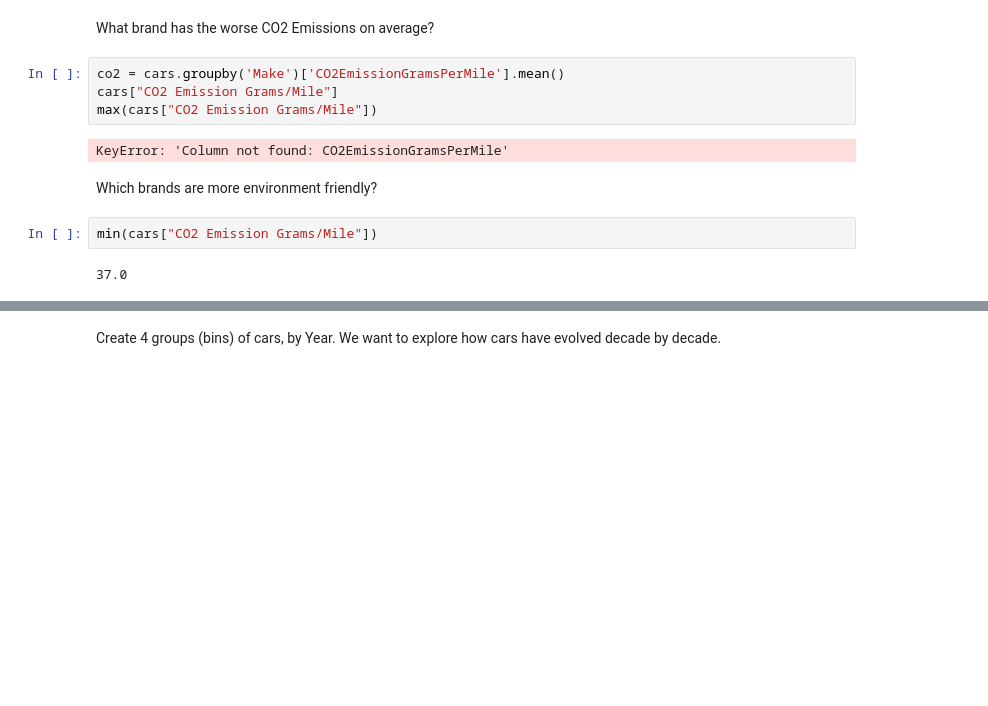
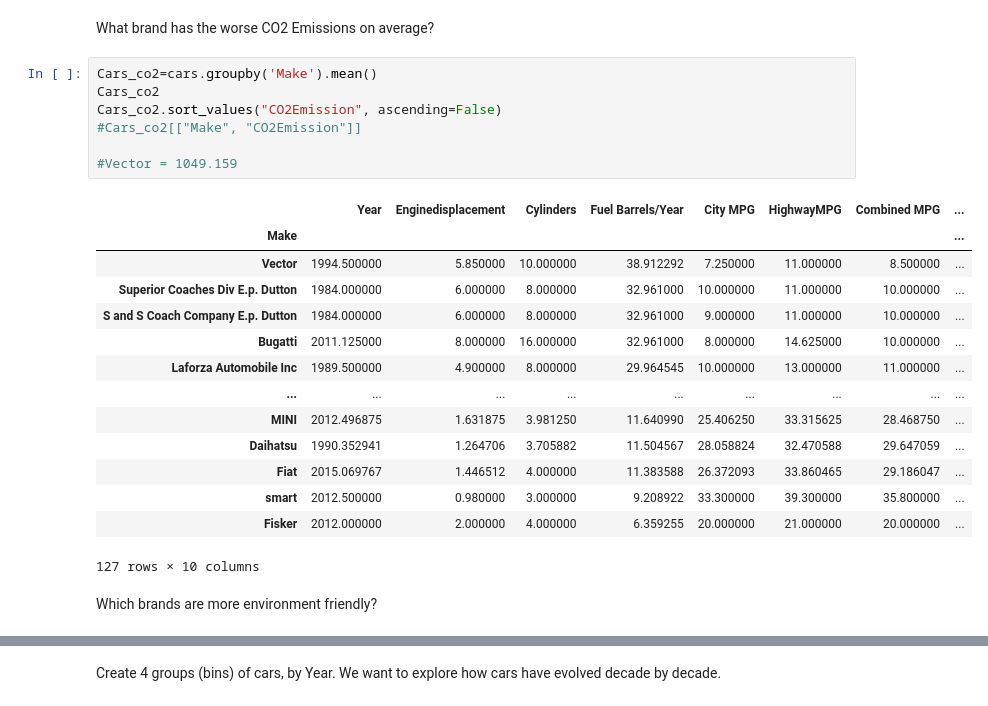
Before and after one commit to Anupama2022/My_python_scripts, a Jupyter notebook: pandas-challenges.ipynb, the cells around one changed output, grey strips where cells are left out. Cells and saved outputs as stored; diff of their text form; blank space fills up the shorter version.

```diff
--- a/pandas-challenges.ipynb
+++ b/pandas-challenges.ipynb
@@ -136,15 +137,27 @@ print(cars)
 [35952 rows x 15 columns]
 # %% [markdown]
 What brand has the worse CO2 Emissions on average?
-# %%
-co2 = cars.groupby('Make')['CO2EmissionGramsPerMile'].mean()
-cars["CO2 Emission Grams/Mile"]
-max(cars["CO2 Emission Grams/Mile"])
-# %% [output]
-KeyError: 'Column not found: CO2EmissionGramsPerMile'
+# %%
+Cars_co2=cars.groupby('Make').mean()
+Cars_co2
+Cars_co2.sort_values("CO2Emission", ascending=False)
+#Cars_co2[["Make", "CO2Emission"]]
+
+#Vector = 1049.159
+# %% [output]
+|  | Year | Enginedisplacement | Cylinders | Fuel Barrels/Year | City MPG | HighwayMPG | Combined MPG | ... |
+| Make |  |  |  |  |  |  |  | ... |
+| Vector | 1994.500000 | 5.850000 | 10.000000 | 38.912292 | 7.250000 | 11.000000 | 8.500000 | ... |
+| Superior Coaches Div E.p. Dutton | 1984.000000 | 6.000000 | 8.000000 | 32.961000 | 10.000000 | 11.000000 | 10.000000 | ... |
+| S and S Coach Company E.p. Dutton | 1984.000000 | 6.000000 | 8.000000 | 32.961000 | 9.000000 | 11.000000 | 10.000000 | ... |
+| Bugatti | 2011.125000 | 8.000000 | 16.000000 | 32.961000 | 8.000000 | 14.625000 | 10.000000 | ... |
+| Laforza Automobile Inc | 1989.500000 | 4.900000 | 8.000000 | 29.964545 | 10.000000 | 13.000000 | 11.000000 | ... |
+| ... | ... | ... | ... | ... | ... | ... | ... | ... |
+| MINI | 2012.496875 | 1.631875 | 3.981250 | 11.640990 | 25.406250 | 33.315625 | 28.468750 | ... |
+| Daihatsu | 1990.352941 | 1.264706 | 3.705882 | 11.504567 | 28.058824 | 32.470588 | 29.647059 | ... |
+| Fiat | 2015.069767 | 1.446512 | 4.000000 | 11.383588 | 26.372093 | 33.860465 | 29.186047 | ... |
+| smart | 2012.500000 | 0.980000 | 3.000000 | 9.208922 | 33.300000 | 39.300000 | 35.800000 | ... |
+| Fisker | 2012.000000 | 2.000000 | 4.000000 | 6.359255 | 20.000000 | 21.000000 | 20.000000 | ... |
+127 rows × 10 columns
 # %% [markdown]
 Which brands are more environment friendly?
-# %%
-min(cars["CO2 Emission Grams/Mile"])
-# %% [output]
-37.0
```
Also changed, not shown: parts of 11 cells of this notebook, 1 other file.
